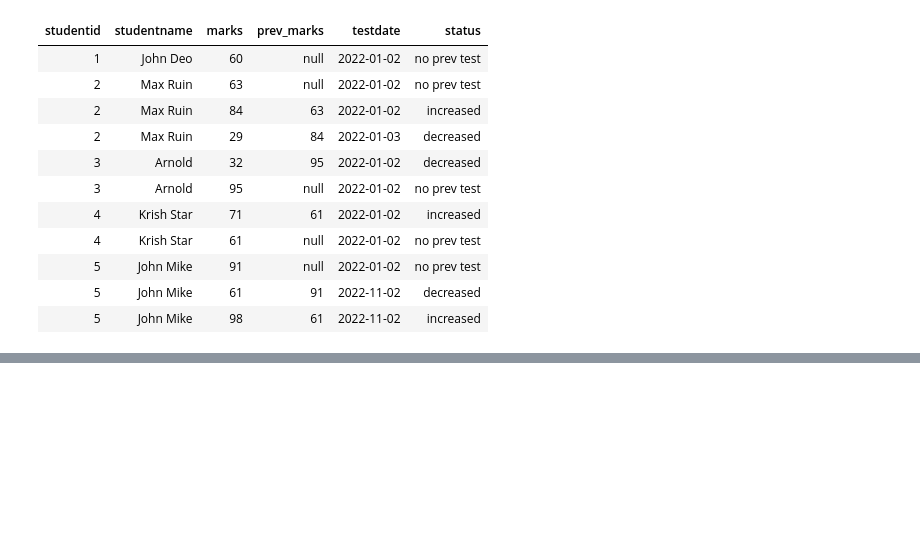
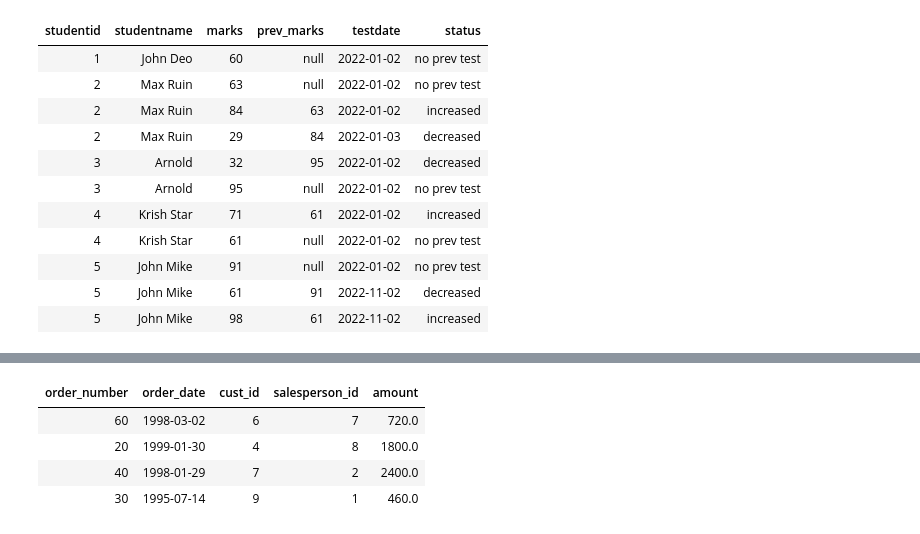
Before and after one commit to Rupam-1/SQL-Pyspark-practise_youtube, a Jupyter notebook: 03. SQL - Part2.ipynb, the cells around one changed output, grey strips where cells are left out. Saved outputs shown, nothing was run; the diff lists cells and outputs as text; code cells hidden in the pictures; blank space fills up the shorter version.

```diff
--- a/03. SQL - Part2.ipynb
+++ b/03. SQL - Part2.ipynb
@@ -1175,0 +1209,14 @@ from cte;
+# %%
+%sql
+select a.*
+from int_orders a
+left join int_orders b
+on a.salesperson_id = b.salesperson_id
+group by a.order_number, a.order_date, a.cust_id, a.salesperson_id, a.amount
+having a.amount >= max(b.amount);
+# %% [output]
+| order_number | order_date | cust_id | salesperson_id | amount |
+| 60 | 1998-03-02 | 6 | 7 | 720.0 |
+| 20 | 1999-01-30 | 4 | 8 | 1800.0 |
+| 40 | 1998-01-29 | 7 | 2 | 2400.0 |
+| 30 | 1995-07-14 | 9 | 1 | 460.0 |
```
Also changed, not shown: parts of 2 cells of this notebook, 1 other file.
